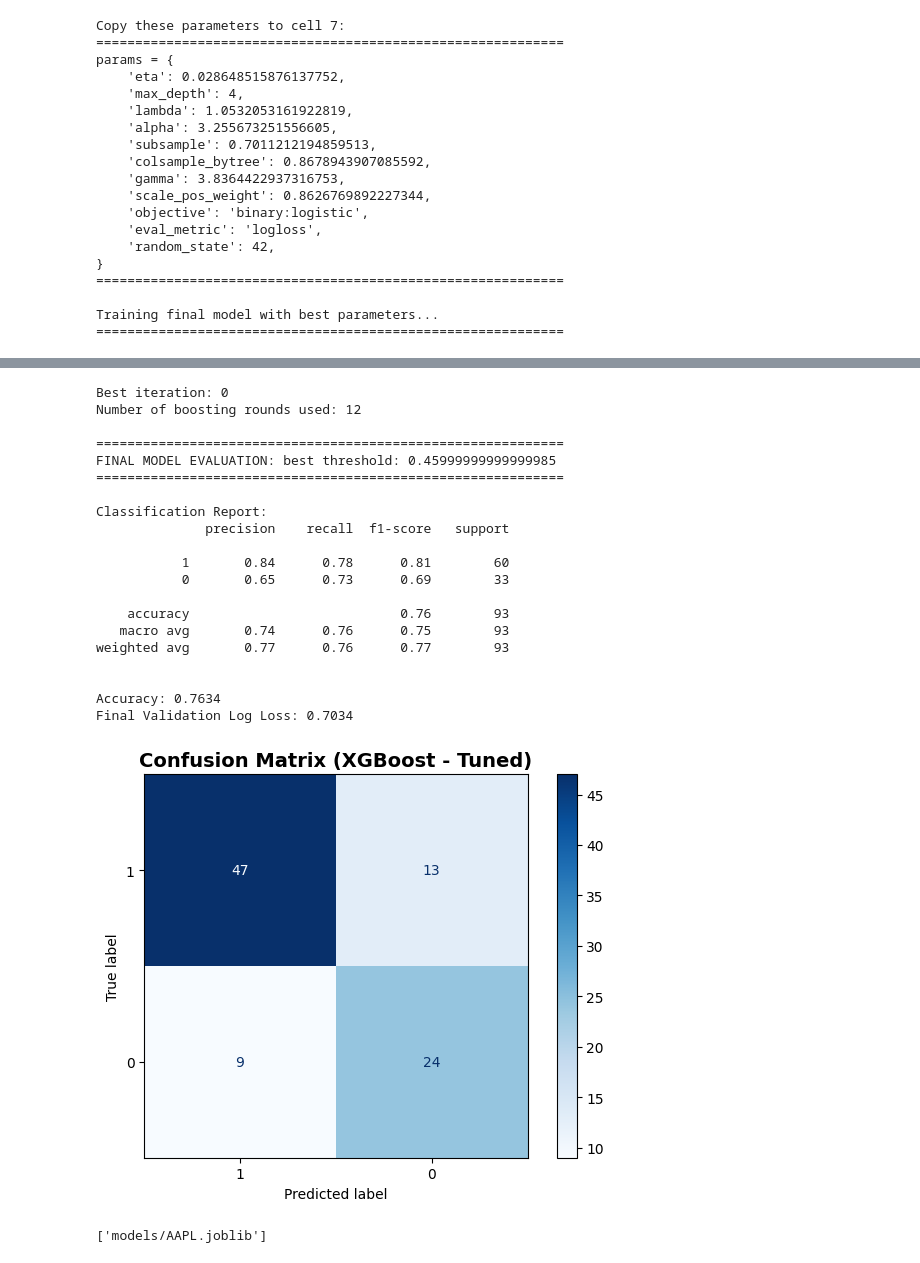
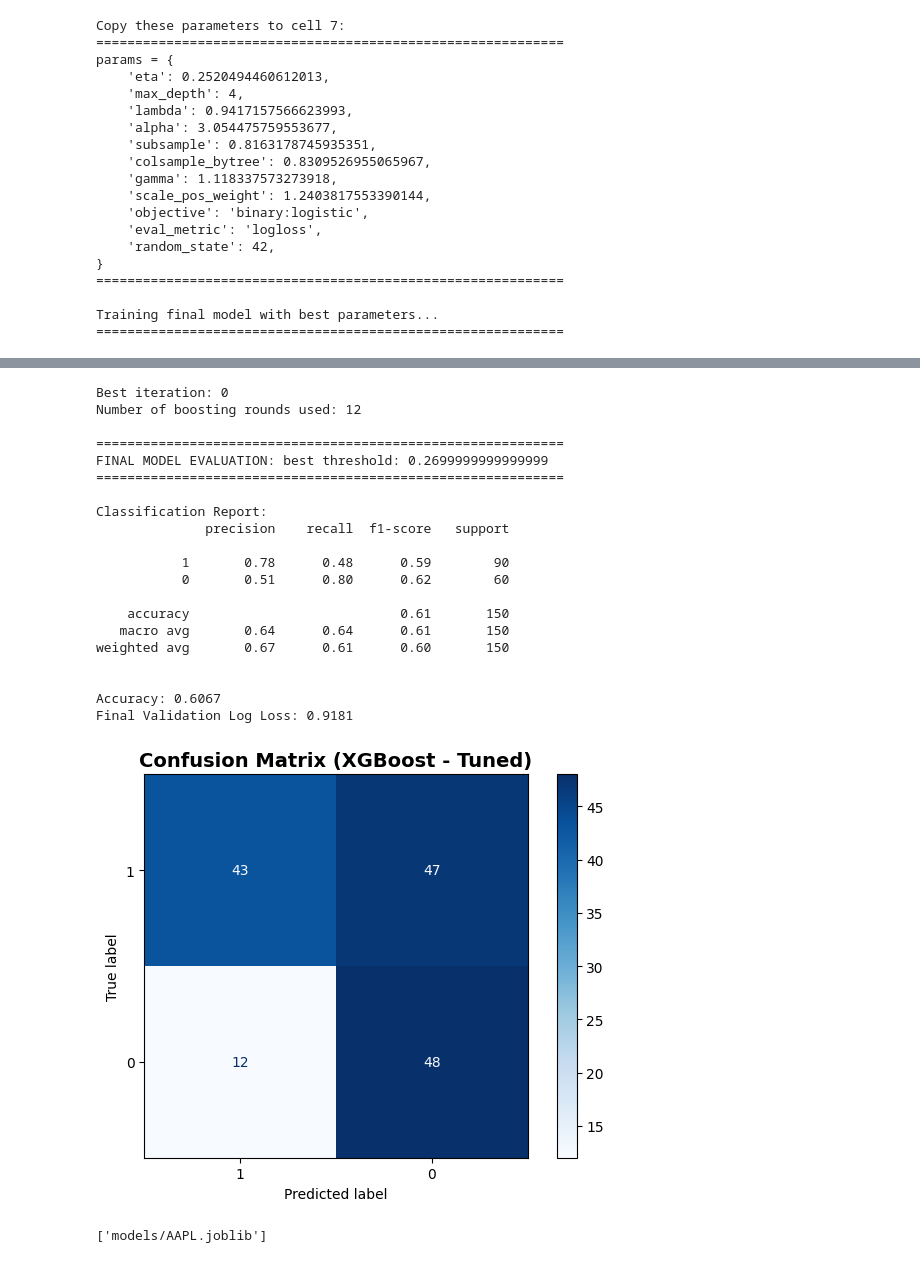
Before and after one commit to UniAlessioM/MarGui-Project, a Jupyter notebook: BinaryClassification.ipynb, the cells around one changed output, grey strips where cells are left out. Cells and saved outputs as stored; diff of their text form; code cells hidden in the pictures.

```diff
--- a/BinaryClassification.ipynb
+++ b/BinaryClassification.ipynb
@@ -10,6 +10,10 @@ import xgboost as xgb
 from sklearn.model_selection import train_test_split
 # %%
 stock = "AAPL"
+TimeSplit_up = "2025-01-01"
+TimeSplit_down = "2022-01-01"
+start_dt = pd.to_datetime(TimeSplit_down)
+end_dt = pd.to_datetime(TimeSplit_up)
 
 df = pd.read_csv(
     f"csv/{stock}_indicators.csv",
@@ -17,6 +21,8 @@ df = pd.read_csv(
     parse_dates=[0],    # parse it as datetime
     date_format="ISO8601" #Specify date format
 )
+
+df = df[(df.index >= start_dt)&(df.index <= end_dt)]
 
 X = df.copy()
 
@@ -234,13 +253,14 @@ params = {
 neg, pos = np.sum(y_train == 0), np.sum(y_train == 1)
 
 params = {
-    'eta': 0.015478090569556893,
-    'max_depth': 3,
-    'lambda': 0.19178079480833618,
-    'alpha': 9.926201380826244,
-    'subsample': 0.726399759111481,
-    'colsample_bytree': 0.6841328527493009,
-    'scale_pos_weight': 0.8887500386854902,
+    'eta': 0.029562034936838524,
+    'max_depth': 4,
+    'lambda': 1.127595806095064,
+    'alpha': 0.4660587036949967,
+    'subsample': 0.6084605503854795,
+    'colsample_bytree': 0.7819449755536887,
+    'gamma': 1.5280679118494158,
+    'scale_pos_weight': 0.8769643899488392,
     'objective': 'binary:logistic',
     'eval_metric': 'logloss',
     'random_state': 42,
@@ -263,7 +283,7 @@ model = xgb.train(
     evals=evals,
     evals_result=evals_result,
     verbose_eval=False,
-    early_stopping_rounds=9
+    early_stopping_rounds=11
 )
 
 # Plot the Loss Curve
@@ -454,7 +473,7 @@ best_params['random_state'] = 42
 
 print("\nCopy these parameters to cell 7:")
 print("="*60)
-print("params = {")
+print("best_params = {")
 for k, v in best_params.items():
     print(f"    '{k}': {repr(v)},")
 print("}")
@@ -469,7 +488,7 @@ dtrain = xgb.DMatrix(X_train, label=y_train)
 dval = xgb.DMatrix(X_test, label=y_test)
 
 # Train with evaluation for each iteration
-evals = [(dtrain, 'train'), (dval, 'validation')]
+
 evals_result = {}
 
 model = xgb.train(
@@ -533,14 +552,14 @@ plt.show()
 Copy these parameters to cell 7:
 ============================================================
 params = {
-    'eta': 0.028648515876137752,
+    'eta': 0.2520494460612013,
     'max_depth': 4,
-    'lambda': 1.0532053161922819,
-    'alpha': 3.255673251556605,
-    'subsample': 0.7011212194859513,
-    'colsample_bytree': 0.8678943907085592,
-    'gamma': 3.8364422937316753,
-    'scale_pos_weight': 0.8626769892227344,
+    'lambda': 0.9417157566623993,
+    'alpha': 3.054475759553677,
+    'subsample': 0.8163178745935351,
+    'colsample_bytree': 0.8309526955065967,
+    'gamma': 1.118337573273918,
+    'scale_pos_weight': 1.2403817553390144,
     'objective': 'binary:logistic',
     'eval_metric': 'logloss',
     'random_state': 42,
@@ -553,24 +572,24 @@ Training final model with best parameters...
 Best iteration: 0
 Number of boosting rounds used: 12
 
 ============================================================
-FINAL MODEL EVALUATION: best threshold: 0.45999999999999985
+FINAL MODEL EVALUATION: best threshold: 0.2699999999999999
 ============================================================
 
 Classification Report:
               precision    recall  f1-score   support
 
-           1       0.84      0.78      0.81        60
-           0       0.65      0.73      0.69        33
+           1       0.78      0.48      0.59        90
+           0       0.51      0.80      0.62        60
 
-    accuracy                           0.76        93
-   macro avg       0.74      0.76      0.75        93
-weighted avg       0.77      0.76      0.77        93
+    accuracy                           0.61       150
+   macro avg       0.64      0.64      0.61       150
+weighted avg       0.67      0.61      0.60       150
 
 
-Accuracy: 0.7634
-Final Validation Log Loss: 0.7034
+Accuracy: 0.6067
+Final Validation Log Loss: 0.9181
-[figure, old version]
+[figure, new version]
 # %%
 import os
 import joblib
```
Also changed, not shown: parts of 7 cells of this notebook, 5 other files.
